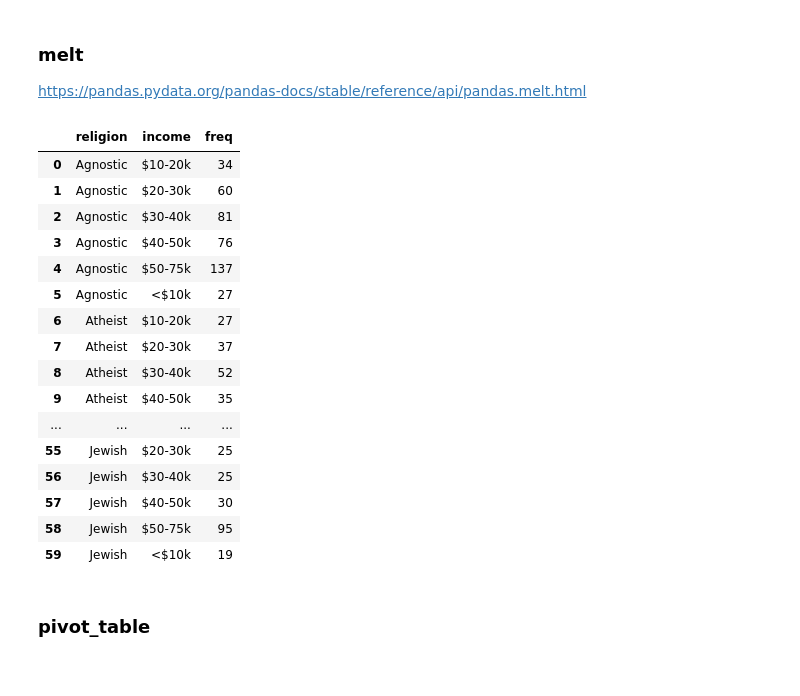
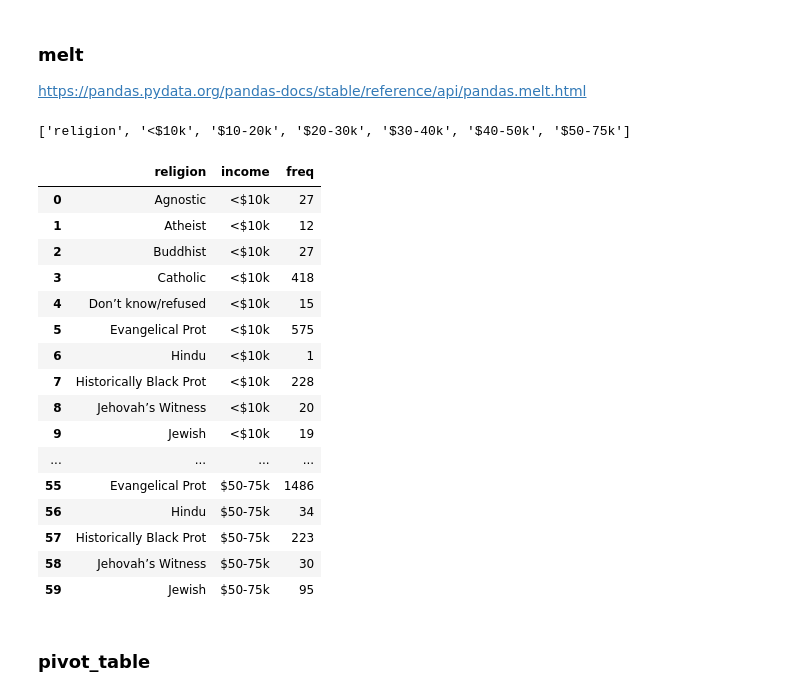
Before and after one commit to robertosgpontes/santander1175, a Jupyter notebook: Pandas.ipynb, the cells around one changed output. Drawn from its saved outputs; the diff is of its cells as text; code cells hidden in the pictures.

```diff
--- a/Pandas.ipynb
+++ b/Pandas.ipynb
@@ -741,5 +743,5 @@ A partir de um arquivo `dados_religiao_income.txt`
 # %%
-df = pd.read_table('dados/dados_religiao_income.txt',
+df = pd.read_table('datasets/dados_religiao_income.txt',
                    header=0, sep=' ')
 # %% [markdown]
 O potencial do pandas é melhor aproveitado quando usamos o conceito de "tidy data" para organizarmos nossos dados.
@@ -772,33 +774,38 @@ list(df.columns)
 https://pandas.pydata.org/pandas-docs/stable/reference/api/pandas.melt.html
 # %%
 col = list(df.columns)
+# %%
+col
+# %% [output]
+['religion', '<$10k', '$10-20k', '$20-30k', '$30-40k', '$40-50k', '$50-75k']
 # %%
 new_df = pd.melt(df,
                  id_vars= col[0], # não vou despivotar
                  value_vars= col[1:], # o que despivotar
                  var_name='income', # Titulos das colunas
                  value_name='freq' # Valores das colunas
                  )
 
-new_df.sort_values(by=['religion', 'income']).reset_index(drop=True)
+#new_df.sort_values(by=['religion', 'income']).reset_index(drop=True)
+new_df
 # %% [output]
 |  | religion | income | freq |
-| 0 | Agnostic | $10-20k | 34 |
-| 1 | Agnostic | $20-30k | 60 |
-| 2 | Agnostic | $30-40k | 81 |
-| 3 | Agnostic | $40-50k | 76 |
-| 4 | Agnostic | $50-75k | 137 |
-| 5 | Agnostic | <$10k | 27 |
-| 6 | Atheist | $10-20k | 27 |
-| 7 | Atheist | $20-30k | 37 |
-| 8 | Atheist | $30-40k | 52 |
-| 9 | Atheist | $40-50k | 35 |
+| 0 | Agnostic | <$10k | 27 |
+| 1 | Atheist | <$10k | 12 |
+| 2 | Buddhist | <$10k | 27 |
+| 3 | Catholic | <$10k | 418 |
+| 4 | Don’t know/refused | <$10k | 15 |
+| 5 | Evangelical Prot | <$10k | 575 |
+| 6 | Hindu | <$10k | 1 |
+| 7 | Historically Black Prot | <$10k | 228 |
+| 8 | Jehovah’s Witness | <$10k | 20 |
+| 9 | Jewish | <$10k | 19 |
 | ... | ... | ... | ... |
-| 55 | Jewish | $20-30k | 25 |
-| 56 | Jewish | $30-40k | 25 |
-| 57 | Jewish | $40-50k | 30 |
-| 58 | Jewish | $50-75k | 95 |
-| 59 | Jewish | <$10k | 19 |
+| 55 | Evangelical Prot | $50-75k | 1486 |
+| 56 | Hindu | $50-75k | 34 |
+| 57 | Historically Black Prot | $50-75k | 223 |
+| 58 | Jehovah’s Witness | $50-75k | 30 |
+| 59 | Jewish | $50-75k | 95 |
 # %% [markdown]
 ### pivot_table
 # %% [markdown]
```
Also changed, not shown: parts of 4 cells of this notebook, 2 other files.
